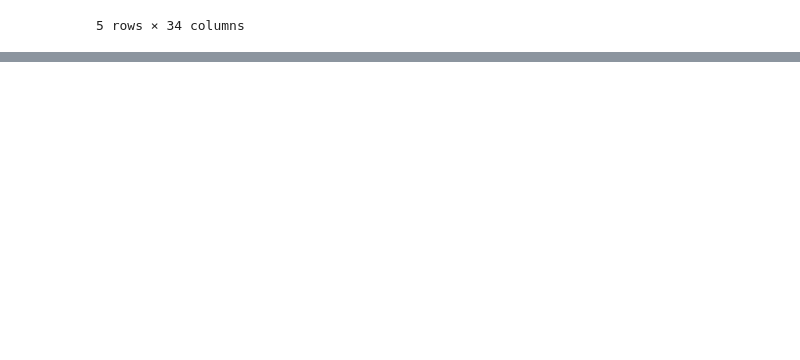
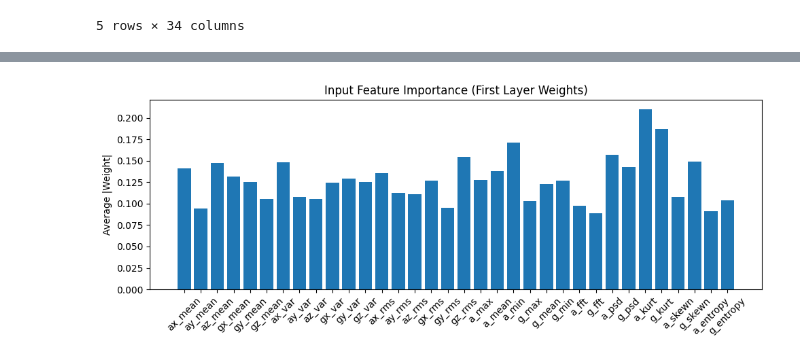
Before and after one commit to AiCupSENZ/othsueh, a Jupyter notebook: experiment.ipynb, the cells around one changed output, grey strips where cells are left out. Saved outputs shown, nothing was run; the diff lists cells and outputs as text; code cells hidden in the pictures; blank space fills up the shorter version.

```diff
--- a/experiment.ipynb
+++ b/experiment.ipynb
@@ -311,2 +383,20 @@ def train_multi_model(X_train, y_train, X_val, y_val, batch_size=64, epochs=20,
+# %%
+multi_configs = [
+    # {
+    #     "hidden_dim" : 32,
+    #     "num_layers" : 2,
+    #     "dropout" : 0.2,
+    # },
+    {
+        "hidden_dim" : 1024,
+        "num_layers" : 1,
+        "dropout" : 0.2,
+    },
+    # {
+    #     "hidden_dim" : 256,
+    #     "num_layers" : 2,
+    #     "dropout" : 0.2,
+    # },
+]
 # %%
 # For binary classification (gender)
@@ -410,0 +473,4 @@ model_binary(X_train_scaled, y_train_le_gender, X_test_scaled, y_test_le_gender)
+# %%
+plot_input_importance(level_model,feature_names=feature_names)
+# %% [output]
+[figure, added]
```
Also changed, not shown: parts of 14 cells of this notebook.
